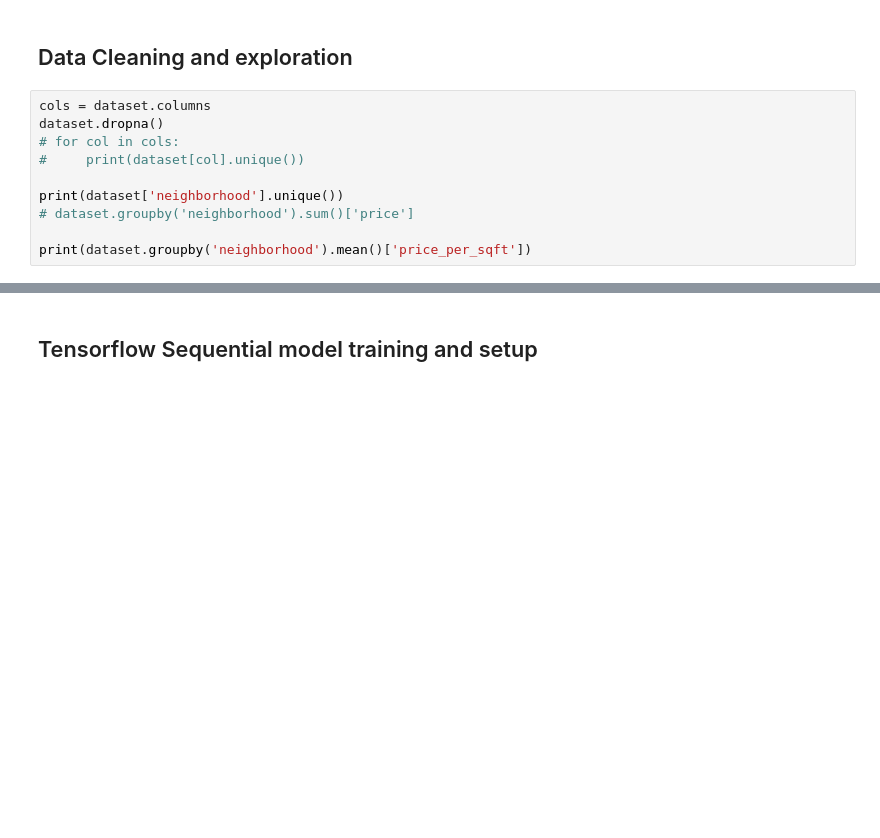
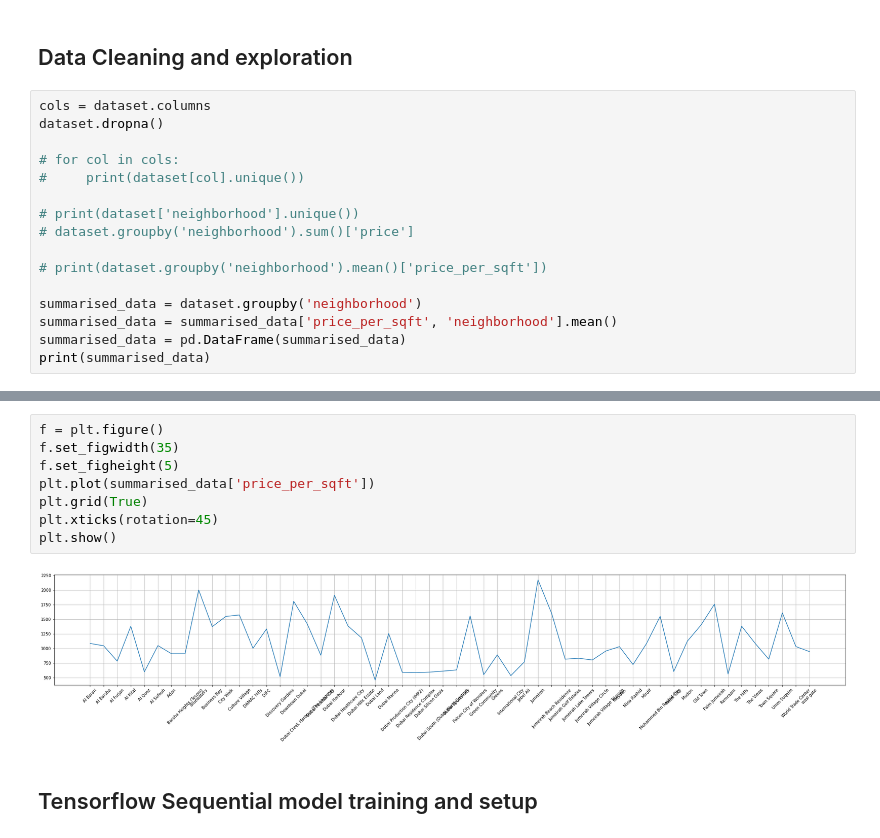
Before and after one commit to Ifas87/real-estate-predictions, a Jupyter notebook: Untitled.ipynb, the cells around one changed output, grey strips where cells are left out. Drawn from its saved outputs; the diff is of its cells as text; blank space fills up the shorter version.

Commit message:
17-03-2023 changes
-Added a new section for data analysis.
-Added more data cleaning and filtering.
-Generated new plots for average price differences per sqft in each neighborhood.

```diff
--- a/Untitled.ipynb
+++ b/Untitled.ipynb
@@ -44,10 +44,16 @@ sns.pairplot(dataset[['price', 'price_per_sqft']], diag_kind='kde')
 # %%
 cols = dataset.columns
 dataset.dropna()
+
 # for col in cols:
 #     print(dataset[col].unique())
 
-print(dataset['neighborhood'].unique())
+# print(dataset['neighborhood'].unique())
 # dataset.groupby('neighborhood').sum()['price']
 
-print(dataset.groupby('neighborhood').mean()['price_per_sqft'])
+# print(dataset.groupby('neighborhood').mean()['price_per_sqft'])
+
+summarised_data = dataset.groupby('neighborhood')
+summarised_data = summarised_data['price_per_sqft', 'neighborhood'].mean()
+summarised_data = pd.DataFrame(summarised_data)
+print(summarised_data)
@@ -54,3 +78,13 @@ print(dataset.groupby('neighborhood').mean()['price_per_sqft'])
+# %%
+f = plt.figure()
+f.set_figwidth(35)
+f.set_figheight(5)
+plt.plot(summarised_data['price_per_sqft'])
+plt.grid(True)
+plt.xticks(rotation=45)
+plt.show()
+# %% [output]
+[figure, added]
 # %% [markdown]
 ## Tensorflow Sequential model training and setup
 # %%
```
Also changed, not shown: parts of 1 cell of this notebook.
